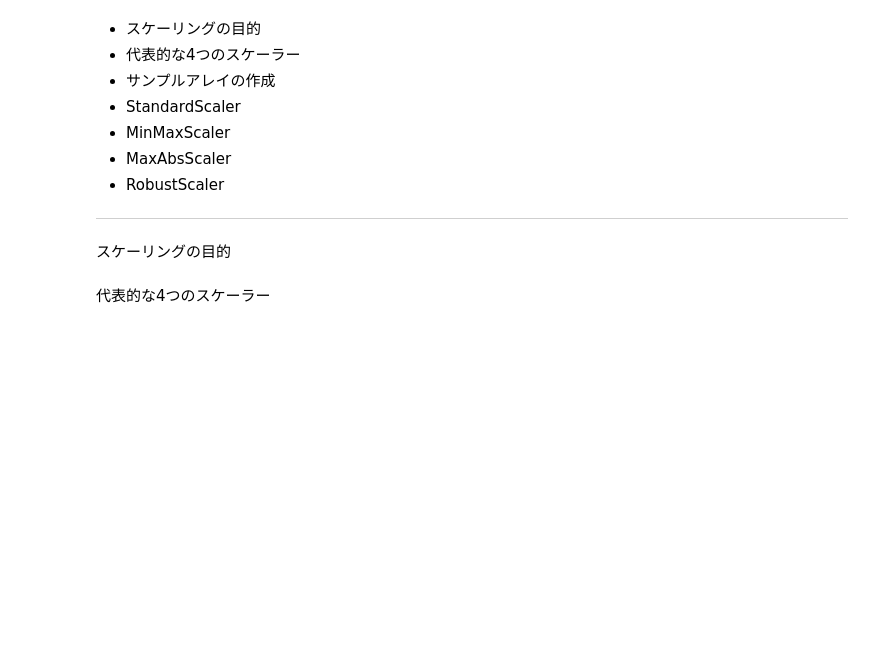
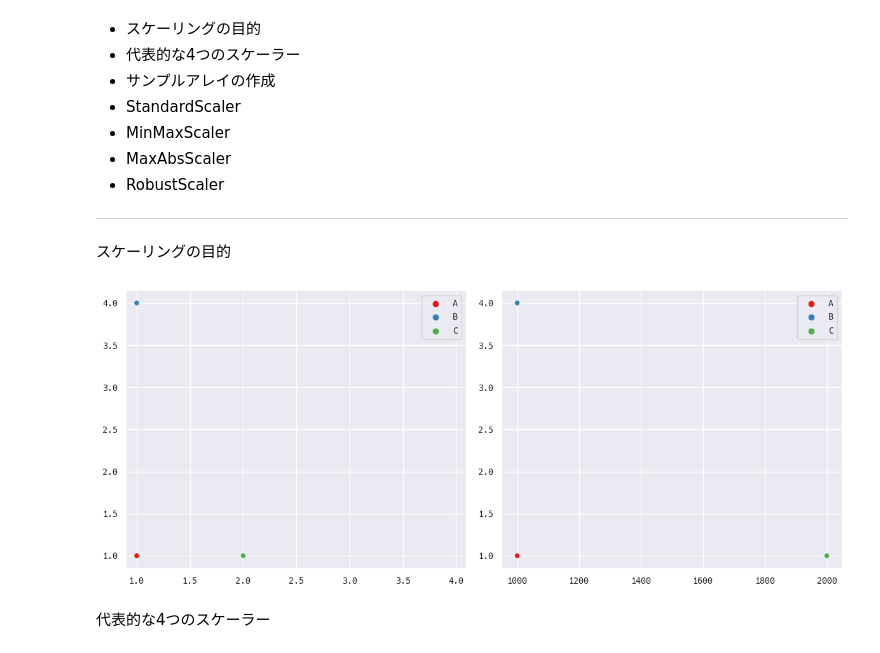
Before and after one commit to sato1214syun/python-data-analytics-udemy-business, a Jupyter notebook: src/8_Numeric_features.ipynb, the cells around one changed output. Drawn from its saved outputs; the diff is of its cells as text; code cells hidden in the pictures; blank space fills up the shorter version.

```diff
--- a/src/8_Numeric_features.ipynb
+++ b/src/8_Numeric_features.ipynb
@@ -37,13 +38,16 @@ x = np.array([1, 1, 2])
 y = np.array([1, 4, 1])
 X = x * 1000
 # %%
+sns.set_theme(font="HackGen")
 fig, axes = plt.subplots(1, 2, figsize=(12, 5), tight_layout=True)
-sns.scatterplot(x=x, y=y, ax=axes[0], hue=['A', 'B', 'C'], palette='Set1')
+sns.scatterplot(x=x, y=y, ax=axes[0], hue=["A", "B", "C"], palette="Set1")
 axes[0].set_xlim(0.9, 4.1)
-sns.scatterplot(x=X, y=y, ax=axes[1], hue=['A', 'B', 'C'], palette='Set1')
+sns.scatterplot(x=X, y=y, ax=axes[1], hue=["A", "B", "C"], palette="Set1")
 plt.show()
 # AB、ACの距離（ユークリッド距離）が変わり、CよりもBが近くなっている
 # スケールの差があるため、y軸方向の距離の差の重要度が下がってしまう
+# %% [output]
+[figure, added]
 # %% [markdown]
 代表的な4つのスケーラー
 # %%
```
Also changed, not shown: parts of 32 cells of this notebook, 1 other file.
